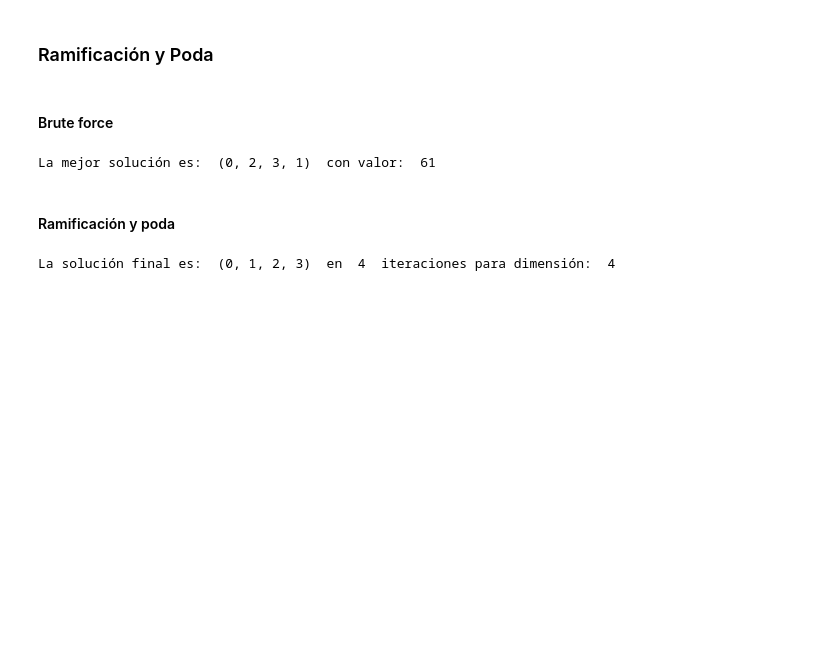
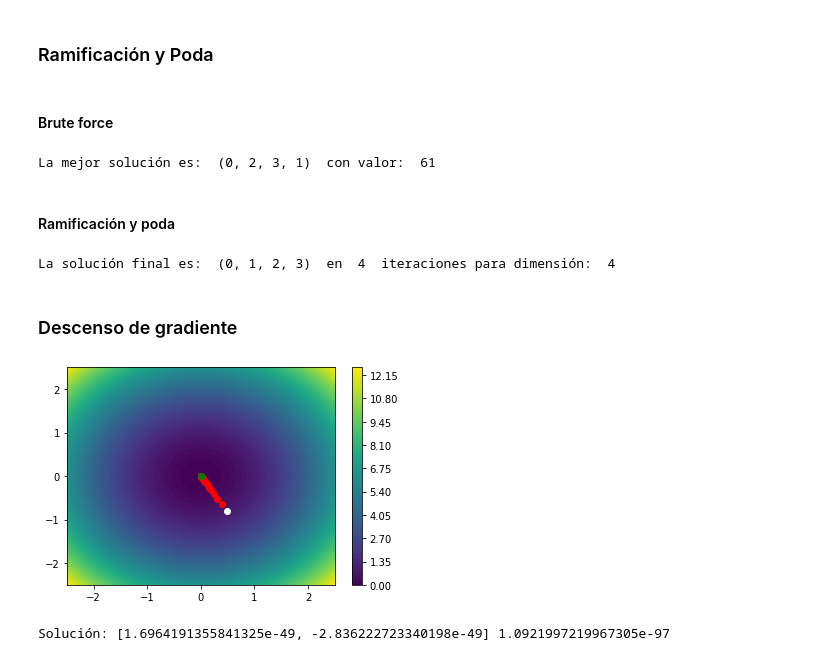
Before and after one commit to fenikowski/03MAIR--Algoritmos-de-Optimizacion--2020, a Jupyter notebook: Igor_Fenikowski_AG2.ipynb, the cells around one changed output. Drawn from its saved outputs; the diff is of its cells as text; code cells hidden in the pictures; blank space fills up the shorter version.

```diff
--- a/Igor_Fenikowski_AG2.ipynb
+++ b/Igor_Fenikowski_AG2.ipynb
@@ -157,3 +157,45 @@ def branch_and_bound(costs):
 branch_and_bound(costs)
 # %% [output]
 La solución final es:  (0, 1, 2, 3)  en  4  iteraciones para dimensión:  4
+# %% [markdown]
+### Descenso de gradiente
+# %%
+import math
+import matplotlib.pyplot as plt
+import numpy as np
+import random
+
+f = lambda X: X[0]**2 + X[1]**2
+df = lambda X: [2*X[0], 2*X[1]]
+
+resolution = 100
+rango = 2.5
+X = np.linspace(-rango, rango, resolution)
+Y = np.linspace(-rango, rango, resolution)
+Z = np.zeros((resolution, resolution))
+
+for ix,x in enumerate(X):
+  for iy,y in enumerate(Y):
+    Z[iy,ix] = f([x,y])
+
+plt.contourf(X,Y,Z,resolution)
+plt.colorbar()
+
+P = [random.uniform(-2,2), random.uniform(-2,2)]
+plt.plot(P[0],P[1],"o",c="white")
+
+
+TA = .1
+
+for _ in range(500):
+  grad = df(P)
+  P[0],P[1] = P[0] - TA*grad[0], P[1] - TA*grad[1]
+  plt.plot(P[0],P[1],"o",c="red")
+
+
+plt.plot(P[0],P[1],"o",c="green")
+plt.show()
+print("Solución:" , P, f(P))
+# %% [output]
+[figure, added]
+Solución: [1.6964191355841325e-49, -2.836222723340198e-49] 1.0921997219967305e-97
```
